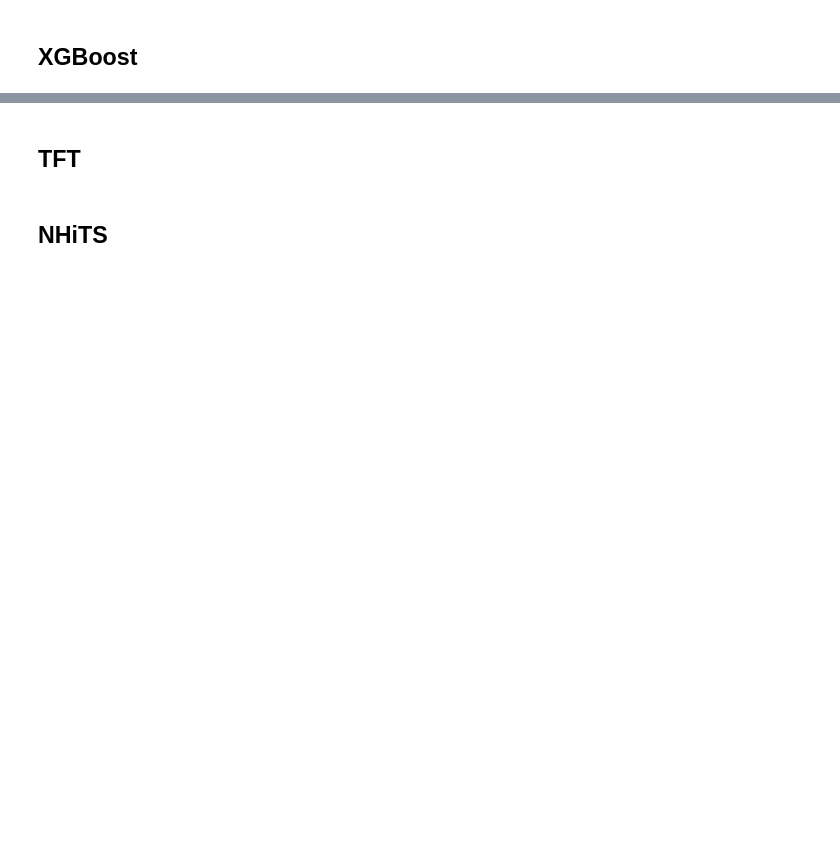
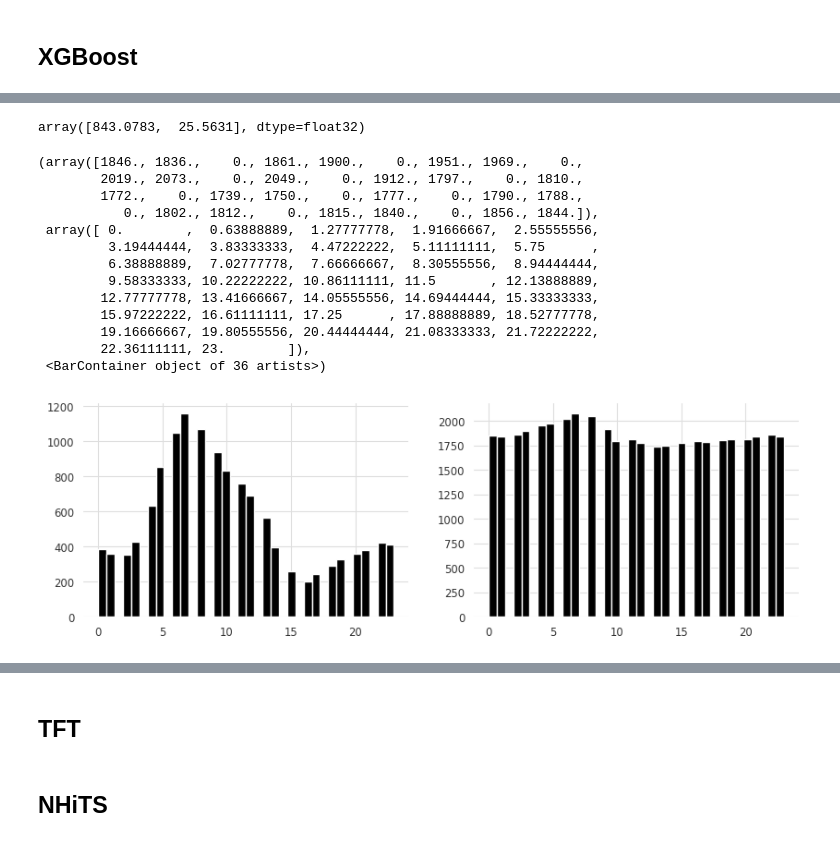
Before and after one commit to IrinaStatsLab/GlucoBench, a Jupyter notebook: exploratory_analysis/weinstock.ipynb, the cells around one changed output, grey strips where cells are left out. Drawn from its saved outputs; the diff is of its cells as text; code cells hidden in the pictures; blank space fills up the shorter version.

Commit message:
Add start-time analysis of error to exploratory

```diff
--- a/exploratory_analysis/weinstock.ipynb
+++ b/exploratory_analysis/weinstock.ipynb
@@ -589,9 +567,9 @@ ood_errors_stats_sample = compute_error_statistics(ood_errors_sample)
 # %% [markdown]
 ## Linear regression
 # %%
-model = models.LinearRegressionModel(lags = 60,
+model = models.LinearRegressionModel(lags = 32,
                                      output_chunk_length = formatter.params['length_pred'])
 
 model.fit(series['train']['target'],
-          max_samples_per_ts=100,
+          max_samples_per_ts=None,
           )
@@ -617,0 +591,15 @@ array([236.73817 ,  13.040054], dtype=float32)
+# %%
+forecasts = model.historical_forecasts(series['test_ood']['target'],
+                                                forecast_horizon=formatter.params['length_pred'],
+                                                stride=formatter.params['length_pred'] // 2,
+                                                retrain=False,
+                                                verbose=True,
+                                                last_points_only=False,
+                                                start=formatter.params["max_length_input"])
+ood_errors_sample = rescale_and_backtest(series['test_ood']['target'],
+                            forecasts,
+                            [metrics.mse, metrics.mae],
+                            scalers['target'],
+                            reduction=None)
+ood_errors_sample = np.vstack(ood_errors_sample)
+np.median(ood_errors_sample, axis=0)
@@ -645,4 +647,47 @@ model.fit(series['train']['target'],
 Parameters: { "model_seed" } are not used.
 <darts.models.forecasting.xgboost.XGBModel at 0x...>
+# %%
+forecasts = model.historical_forecasts(series['test']['target'],
+                                        forecast_horizon=formatter.params['length_pred'],
+                                        stride=formatter.params['length_pred'] // 2,
+                                        retrain=False,
+                                        verbose=True,
+                                        last_points_only=False,
+                                        start=formatter.params['max_length_input'])
+id_errors_sample = rescale_and_backtest(series['test']['target'],
+                                    forecasts,
+                                    [metrics.mse, metrics.mae],
+                                    scalers['target'],
+                                    reduction=None)
+id_errors_sample = np.vstack(id_errors_sample)
+np.median(id_errors_sample, axis=0)
+# %% [output]
+array([843.0783,  25.5631], dtype=float32)
+# %%
+fig, axs = plt.subplots(1, 2, figsize=(10, 3))
+hours = []
+for i in range(len(series['test']['target'])):
+    hours += list(series['test']['target'][i].time_index[formatter.params['max_length_input']: ].hour)
+axs[0].hist(hours, bins=36)
+
+hours = []
+for i in range(len(series['test_ood']['target'])):
+    hours += list(series['test_ood']['target'][i].time_index[formatter.params['max_length_input']: ].hour)
+axs[1].hist(hours, bins=36)
+# %% [output]
+(array([1846., 1836.,    0., 1861., 1900.,    0., 1951., 1969.,    0.,
+        2019., 2073.,    0., 2049.,    0., 1912., 1797.,    0., 1810.,
+        1772.,    0., 1739., 1750.,    0., 1777.,    0., 1790., 1788.,
+           0., 1802., 1812.,    0., 1815., 1840.,    0., 1856., 1844.]),
+ array([ 0.        ,  0.63888889,  1.27777778,  1.91666667,  2.55555556,
+         3.19444444,  3.83333333,  4.47222222,  5.11111111,  5.75      ,
+         6.38888889,  7.02777778,  7.66666667,  8.30555556,  8.94444444,
+         9.58333333, 10.22222222, 10.86111111, 11.5       , 12.13888889,
+        12.77777778, 13.41666667, 14.05555556, 14.69444444, 15.33333333,
+        15.97222222, 16.61111111, 17.25      , 17.88888889, 18.52777778,
+        19.16666667, 19.80555556, 20.44444444, 21.08333333, 21.72222222,
+        22.36111111, 23.        ]),
+ <BarContainer object of 36 artists>)
+[figure, added]
 # %%
 forecasts = model.historical_forecasts(series['test_ood']['target'],
```
Also changed, not shown: parts of 22 cells of this notebook, 1 other file.
